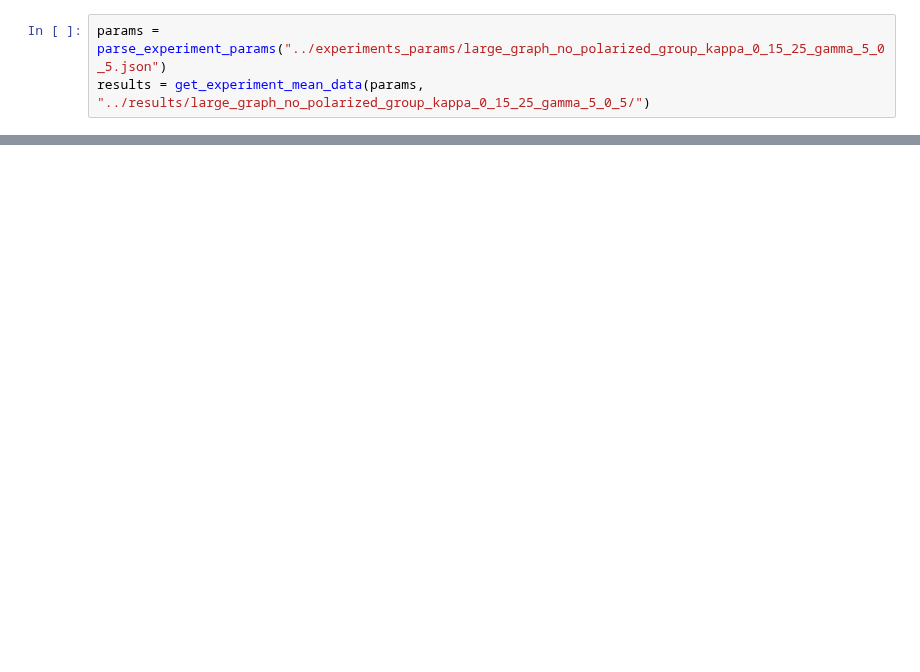
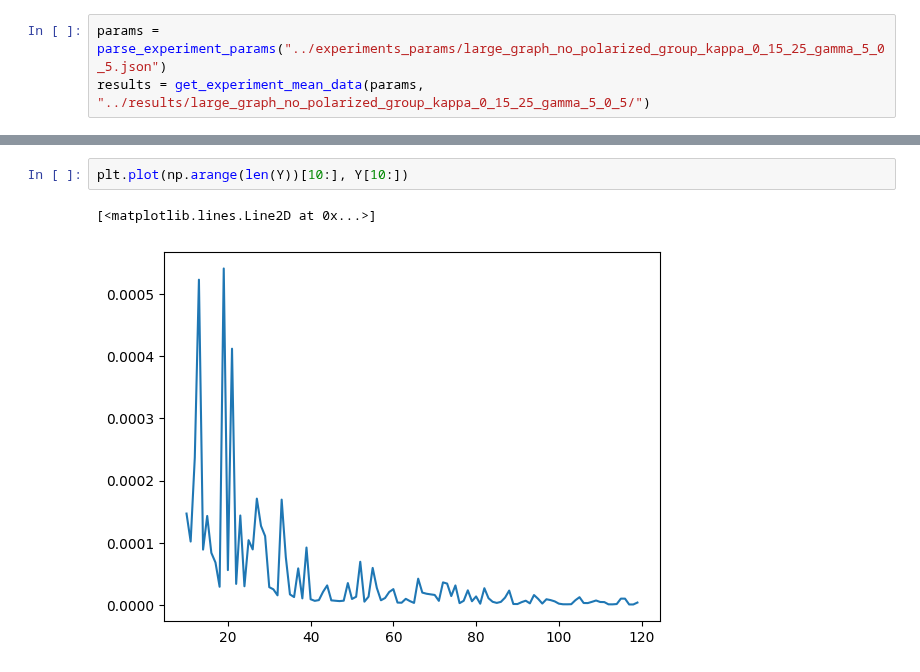
Before and after one commit to patrick-oliveira/EntropiaGrafos, a Jupyter notebook: notebooks/large_graph_no_polarized_group_kappa_0_15_25_gamma_5_0_5.ipynb, the cells around one changed output, grey strips where cells are left out. Saved outputs shown, nothing was run; the diff lists cells and outputs as text; blank space fills up the shorter version.

```diff
--- a/notebooks/large_graph_no_polarized_group_kappa_0_15_25_gamma_5_0_5.ipynb
+++ b/notebooks/large_graph_no_polarized_group_kappa_0_15_25_gamma_5_0_5.ipynb
@@ -102,0 +198,5 @@ axs[2].legend(loc = 'upper right', fontsize = 15, bbox_to_anchor = (1, 0.95))
+# %%
+plt.plot(np.arange(len(Y))[10:], Y[10:])
+# %% [output]
+[<matplotlib.lines.Line2D at 0x...>]
+[figure, added]
```
Also changed, not shown: parts of 9 cells of this notebook, 7 other files.
